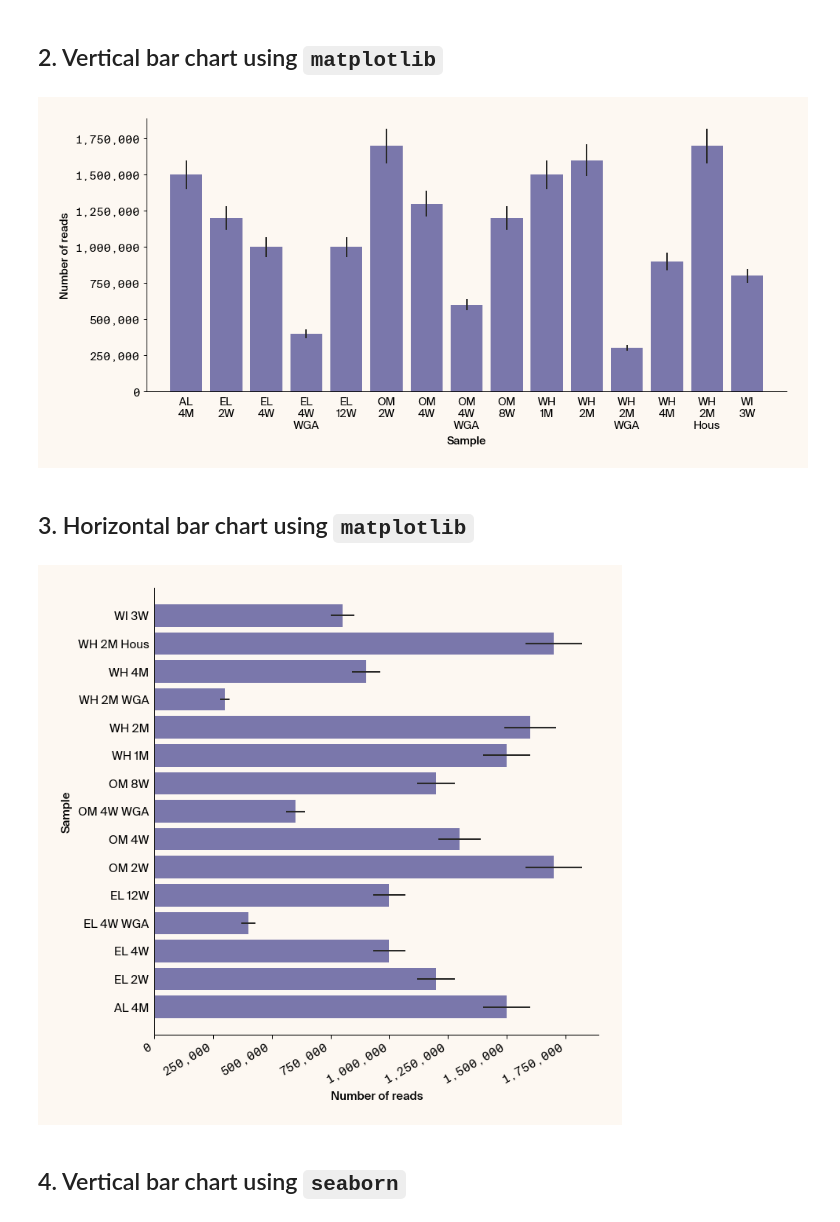
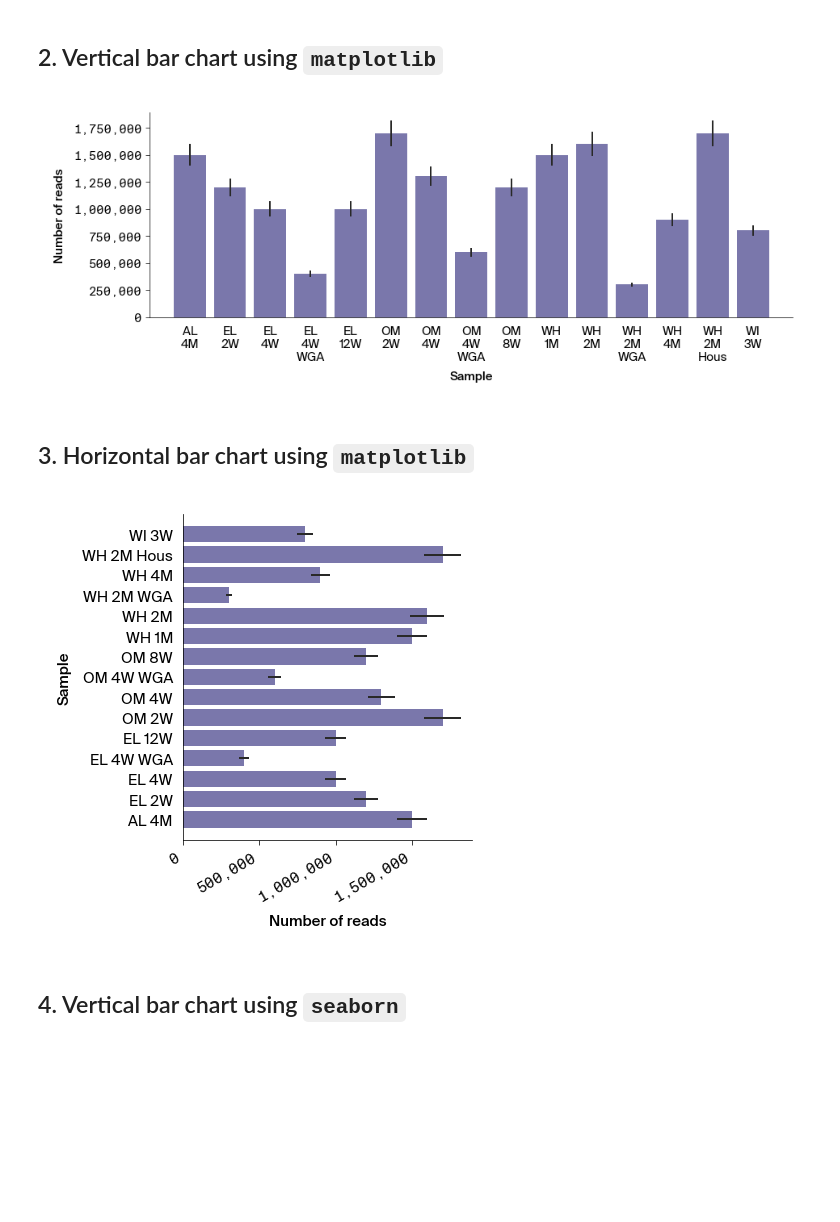
Before and after one commit to Arcadia-Science/arcadia-pycolor, a Jupyter notebook: docs/examples/barplot.ipynb, the cells around one changed output. Drawn from its saved outputs; the diff is of its cells as text; code cells hidden in the pictures; blank space fills up the shorter version.

```diff
--- a/docs/examples/barplot.ipynb
+++ b/docs/examples/barplot.ipynb
@@ -71,29 +71,29 @@ error = [
 # %% [markdown]
 ## 2. Vertical bar chart using `matplotlib`
 # %%
-fig, ax = plt.subplots(figsize=apc.mpl.get_figure_dimensions("threeq_wide"), layout="constrained")
+fig, ax = plt.subplots(figsize=apc.mpl.get_figure_dimensions("full_wide"), layout="constrained")
 
 sample_id_formatted = [i.replace(" ", "\n") for i in sample_id]
 plt.bar(sample_id_formatted, num_reads, color=apc.aster)
 
 apc.mpl.style_plot(ax, monospaced_axes="y")
 apc.mpl.set_xaxis_categorical()
 
 # Use this to format the y-axis with commas.
 ax.get_yaxis().set_major_formatter(mpl.ticker.FuncFormatter(lambda x, _: format(int(x), ",")))
 
 # Remove this if you don't want error bars.
 plt.errorbar(sample_id_formatted, num_reads, yerr=error, fmt="none", color=apc.crow)
 
 plt.ylabel("Number of reads")
 plt.xlabel("Sample")
 plt.show()
 # %% [output]
-[figure, old version]
+[figure, new version]
 # %% [markdown]
 ## 3. Horizontal bar chart using `matplotlib`
 # %%
-fig, ax = plt.subplots(figsize=apc.mpl.get_figure_dimensions("half_small"), layout="constrained")
+fig, ax = plt.subplots(figsize=apc.mpl.get_figure_dimensions("half_square"), layout="constrained")
 plt.barh(sample_id, num_reads, color=apc.aster)
 
 apc.mpl.style_plot(ax, monospaced_axes="x")
@@ -109,7 +109,7 @@ plt.xlabel("Number of reads")
 plt.ylabel("Sample")
 plt.show()
 # %% [output]
-[figure, old version]
+[figure, new version]
 # %% [markdown]
 ## 4. Vertical bar chart using `seaborn`
 # %%
```
Also changed, not shown: parts of 4 cells of this notebook, 6 other files.
